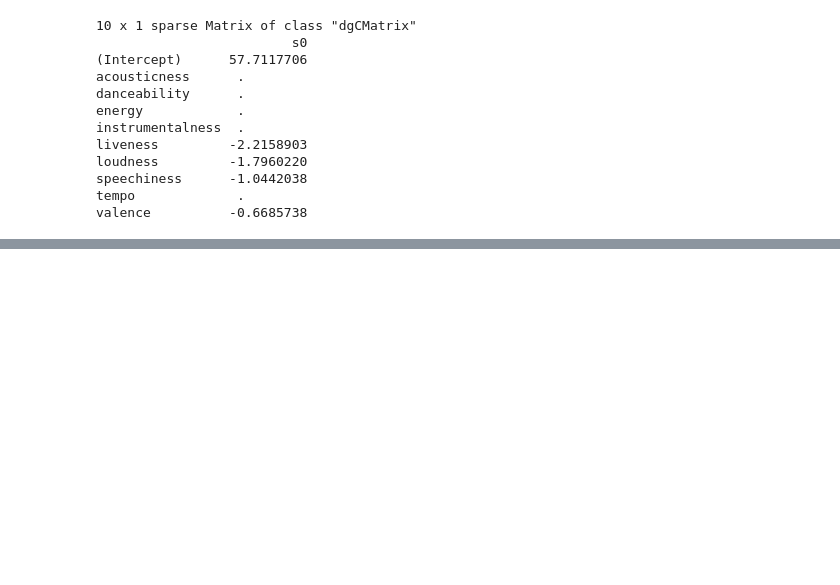
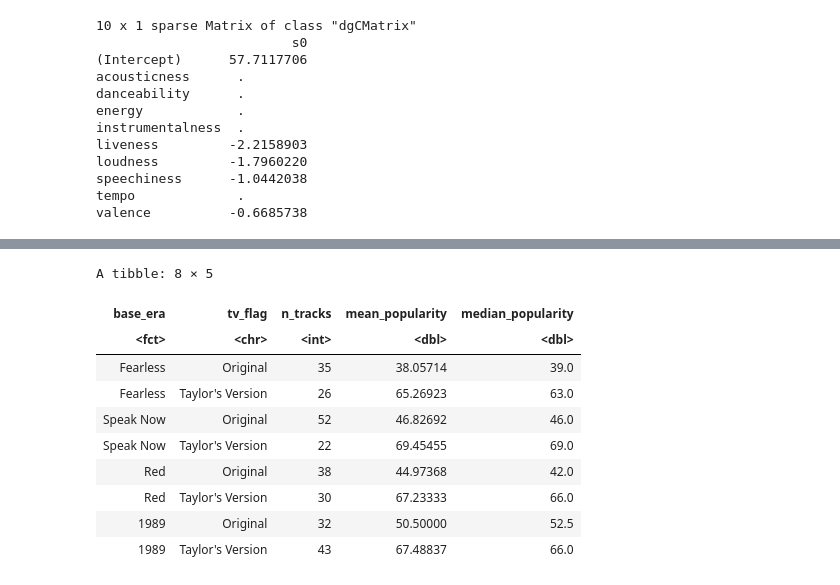
Before and after one commit to snwilke/bios-512-repo, a Jupyter notebook: BIOS512_FINAL.ipynb, the cells around one changed output, grey strips where cells are left out. Saved outputs shown, nothing was run; the diff lists cells and outputs as text; code cells hidden in the pictures; blank space fills up the shorter version.

```diff
--- a/BIOS512_FINAL.ipynb
+++ b/BIOS512_FINAL.ipynb
@@ -426,0 +463,49 @@ valence          -0.6685738
+# %%
+# tv-vs-original-summary
+library(stringr)
+
+tv_pairs <- ts |>
+  filter(album_group %in% c(
+    "Fearless", "Fearless (Taylor's Version)",
+    "Speak Now", "Speak Now (Taylor's Version)",
+    "Red", "Red (Taylor's Version)",
+    "1989", "1989 (Taylor's Version)"
+  )) |>
+  mutate(
+    base_era = case_when(
+      str_detect(album_group, "Fearless") ~ "Fearless",
+      str_detect(album_group, "Speak Now") ~ "Speak Now",
+      str_detect(album_group, "Red") ~ "Red",
+      str_detect(album_group, "1989") ~ "1989",
+      TRUE ~ NA_character_
+    ),
+    base_era = factor(base_era, levels = c("Fearless", "Speak Now", "Red", "1989")),
+    tv_flag = if_else(
+      str_detect(album_group, "Taylor's Version"),
+      "Taylor's Version",
+      "Original"
+    )
+  )
+
+tv_summary <- tv_pairs |>
+  group_by(base_era, tv_flag) |>
+  summarise(
+    n_tracks = n(),
+    mean_popularity = mean(popularity, na.rm = TRUE),
+    median_popularity = median(popularity, na.rm = TRUE),
+    .groups = "drop"
+  )
+
+tv_summary
+# %% [output]
+A tibble: 8 × 5
+| base_era | tv_flag | n_tracks | mean_popularity | median_popularity |
+| <fct> | <chr> | <int> | <dbl> | <dbl> |
+| Fearless | Original | 35 | 38.05714 | 39.0 |
+| Fearless | Taylor's Version | 26 | 65.26923 | 63.0 |
+| Speak Now | Original | 52 | 46.82692 | 46.0 |
+| Speak Now | Taylor's Version | 22 | 69.45455 | 69.0 |
+| Red | Original | 38 | 44.97368 | 42.0 |
+| Red | Taylor's Version | 30 | 67.23333 | 66.0 |
+| 1989 | Original | 32 | 50.50000 | 52.5 |
+| 1989 | Taylor's Version | 43 | 67.48837 | 66.0 |
```
Also changed, not shown: parts of 8 cells of this notebook.
